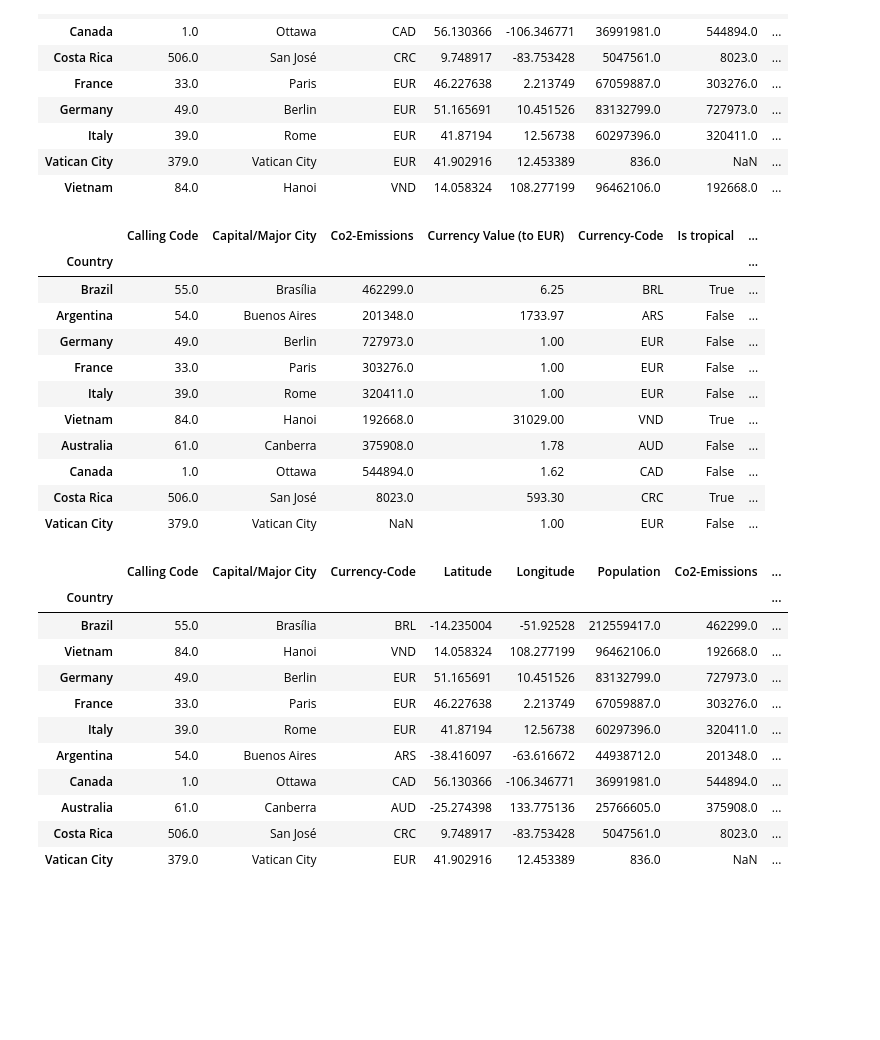
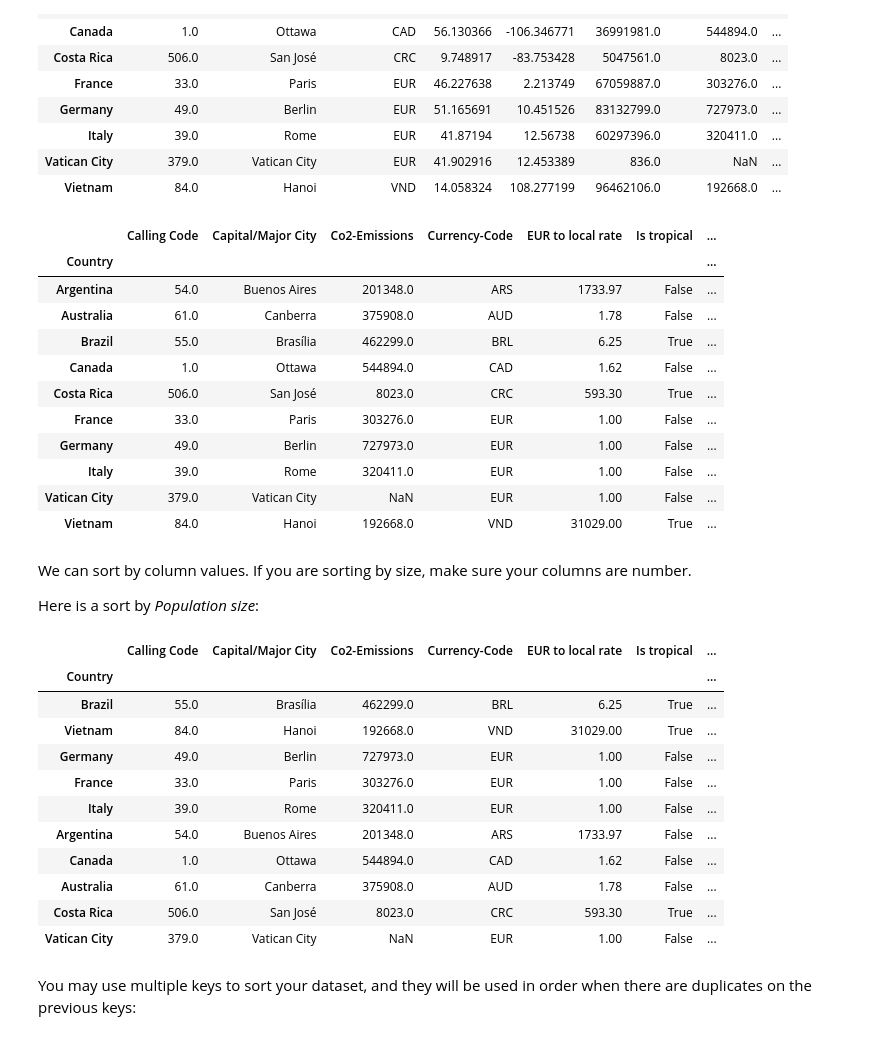
Before and after one commit to bvanelli/python-for-data-analysis, a Jupyter notebook: lessons/lesson07.ipynb, the cells around one changed output. Drawn from its saved outputs; the diff is of its cells as text; code cells hidden in the pictures; blank space fills up the shorter version.

```diff
--- a/lessons/lesson07.ipynb
+++ b/lessons/lesson07.ipynb
@@ -954,6 +1027,6 @@ def is_tropical(latitude_column):
     return (-23.43595 <= latitude_column) & (latitude_column <= 23.43595)
 # %%
-df["Is tropical"] = df[["Latitude"]].apply(is_tropical)
+df["Is tropical"] = df["Latitude"].apply(is_tropical)
 # %%
 df
 # %% [output]
@@ -1085,6 +1166,4 @@ It is different to the `apply` function as here each element is passed, whereas
 # %%
-# We will try to also convert the currencies based on a map I got from a currency API
-# All values represent 1 Euro in the foreign currency
 currency_conversion_rate = {
     "EUR": 1,
     "ARS": 1733.97,
@@ -1094,7 +1173,7 @@ currency_conversion_rate = {
     "CAD": 1.62,
     "CRC": 593.30,
 }
-df["Currency Value (to EUR)"] = df[["Currency-Code"]].map(lambda x: currency_conversion_rate[x])
+df["EUR to local rate"] = df["Currency-Code"].map(lambda x: currency_conversion_rate[x])
 # %%
 df
 # %% [output]
@@ -1128,5 +1209,6 @@ dtype: object
 # %%
-df.sort_index(axis=0, ascending=True, inplace=False)
+df = df.sort_index(axis=0, ascending=True)
+df
 # %% [output]
 |  | Calling Code | Capital/Major City | Currency-Code | Latitude | Longitude | Population | Co2-Emissions | ... |
 | Country |  |  |  |  |  |  |  | ... |
@@ -1141,33 +1223,40 @@ df.sort_index(axis=0, ascending=True, inplace=False)
 | Vatican City | 379.0 | Vatican City | EUR | 41.902916 | 12.453389 | 836.0 | NaN | ... |
 | Vietnam | 84.0 | Hanoi | VND | 14.058324 | 108.277199 | 96462106.0 | 192668.0 | ... |
 # %%
-df.sort_index(axis=1, ascending=True, inplace=False)
+df = df.sort_index(axis=1, ascending=True)
+df
 # %% [output]
-|  | Calling Code | Capital/Major City | Co2-Emissions | Currency Value (to EUR) | Currency-Code | Is tropical | ... |
+|  | Calling Code | Capital/Major City | Co2-Emissions | Currency-Code | EUR to local rate | Is tropical | ... |
 | Country |  |  |  |  |  |  | ... |
-| Brazil | 55.0 | Brasília | 462299.0 | 6.25 | BRL | True | ... |
-| Argentina | 54.0 | Buenos Aires | 201348.0 | 1733.97 | ARS | False | ... |
-| Germany | 49.0 | Berlin | 727973.0 | 1.00 | EUR | False | ... |
-| France | 33.0 | Paris | 303276.0 | 1.00 | EUR | False | ... |
-| Italy | 39.0 | Rome | 320411.0 | 1.00 | EUR | False | ... |
-| Vietnam | 84.0 | Hanoi | 192668.0 | 31029.00 | VND | True | ... |
-| Australia | 61.0 | Canberra | 375908.0 | 1.78 | AUD | False | ... |
-| Canada | 1.0 | Ottawa | 544894.0 | 1.62 | CAD | False | ... |
-| Costa Rica | 506.0 | San José | 8023.0 | 593.30 | CRC | True | ... |
-| Vatican City | 379.0 | Vatican City | NaN | 1.00 | EUR | False | ... |
+| Argentina | 54.0 | Buenos Aires | 201348.0 | ARS | 1733.97 | False | ... |
+| Australia | 61.0 | Canberra | 375908.0 | AUD | 1.78 | False | ... |
+| Brazil | 55.0 | Brasília | 462299.0 | BRL | 6.25 | True | ... |
+| Canada | 1.0 | Ottawa | 544894.0 | CAD | 1.62 | False | ... |
+| Costa Rica | 506.0 | San José | 8023.0 | CRC | 593.30 | True | ... |
+| France | 33.0 | Paris | 303276.0 | EUR | 1.00 | False | ... |
+| Germany | 49.0 | Berlin | 727973.0 | EUR | 1.00 | False | ... |
+| Italy | 39.0 | Rome | 320411.0 | EUR | 1.00 | False | ... |
+| Vatican City | 379.0 | Vatican City | NaN | EUR | 1.00 | False | ... |
+| Vietnam | 84.0 | Hanoi | 192668.0 | VND | 31029.00 | True | ... |
+# %% [markdown]
+We can sort by column values. If you are sorting by size, make sure your columns are number.
+
+Here is a sort by _Population size_:
 # %%
-df.sort_values("Population", axis=0, ascending=False, inplace=False)
+df.sort_values("Population", axis=0, ascending=False)
 # %% [output]
-|  | Calling Code | Capital/Major City | Currency-Code | Latitude | Longitude | Population | Co2-Emissions | ... |
-| Country |  |  |  |  |  |  |  | ... |
-| Brazil | 55.0 | Brasília | BRL | -14.235004 | -51.92528 | 212559417.0 | 462299.0 | ... |
-| Vietnam | 84.0 | Hanoi | VND | 14.058324 | 108.277199 | 96462106.0 | 192668.0 | ... |
-| Germany | 49.0 | Berlin | EUR | 51.165691 | 10.451526 | 83132799.0 | 727973.0 | ... |
-| France | 33.0 | Paris | EUR | 46.227638 | 2.213749 | 67059887.0 | 303276.0 | ... |
-| Italy | 39.0 | Rome | EUR | 41.87194 | 12.56738 | 60297396.0 | 320411.0 | ... |
-| Argentina | 54.0 | Buenos Aires | ARS | -38.416097 | -63.616672 | 44938712.0 | 201348.0 | ... |
-| Canada | 1.0 | Ottawa | CAD | 56.130366 | -106.346771 | 36991981.0 | 544894.0 | ... |
-| Australia | 61.0 | Canberra | AUD | -25.274398 | 133.775136 | 25766605.0 | 375908.0 | ... |
-| Costa Rica | 506.0 | San José | CRC | 9.748917 | -83.753428 | 5047561.0 | 8023.0 | ... |
-| Vatican City | 379.0 | Vatican City | EUR | 41.902916 | 12.453389 | 836.0 | NaN | ... |
+|  | Calling Code | Capital/Major City | Co2-Emissions | Currency-Code | EUR to local rate | Is tropical | ... |
+| Country |  |  |  |  |  |  | ... |
+| Brazil | 55.0 | Brasília | 462299.0 | BRL | 6.25 | True | ... |
+| Vietnam | 84.0 | Hanoi | 192668.0 | VND | 31029.00 | True | ... |
+| Germany | 49.0 | Berlin | 727973.0 | EUR | 1.00 | False | ... |
+| France | 33.0 | Paris | 303276.0 | EUR | 1.00 | False | ... |
+| Italy | 39.0 | Rome | 320411.0 | EUR | 1.00 | False | ... |
+| Argentina | 54.0 | Buenos Aires | 201348.0 | ARS | 1733.97 | False | ... |
+| Canada | 1.0 | Ottawa | 544894.0 | CAD | 1.62 | False | ... |
+| Australia | 61.0 | Canberra | 375908.0 | AUD | 1.78 | False | ... |
+| Costa Rica | 506.0 | San José | 8023.0 | CRC | 593.30 | True | ... |
+| Vatican City | 379.0 | Vatican City | NaN | EUR | 1.00 | False | ... |
+# %% [markdown]
+You may use multiple keys to sort your dataset, and they will be used in order when there are duplicates on the previous keys:
 # %%
```
Also changed, not shown: parts of 126 cells of this notebook.
